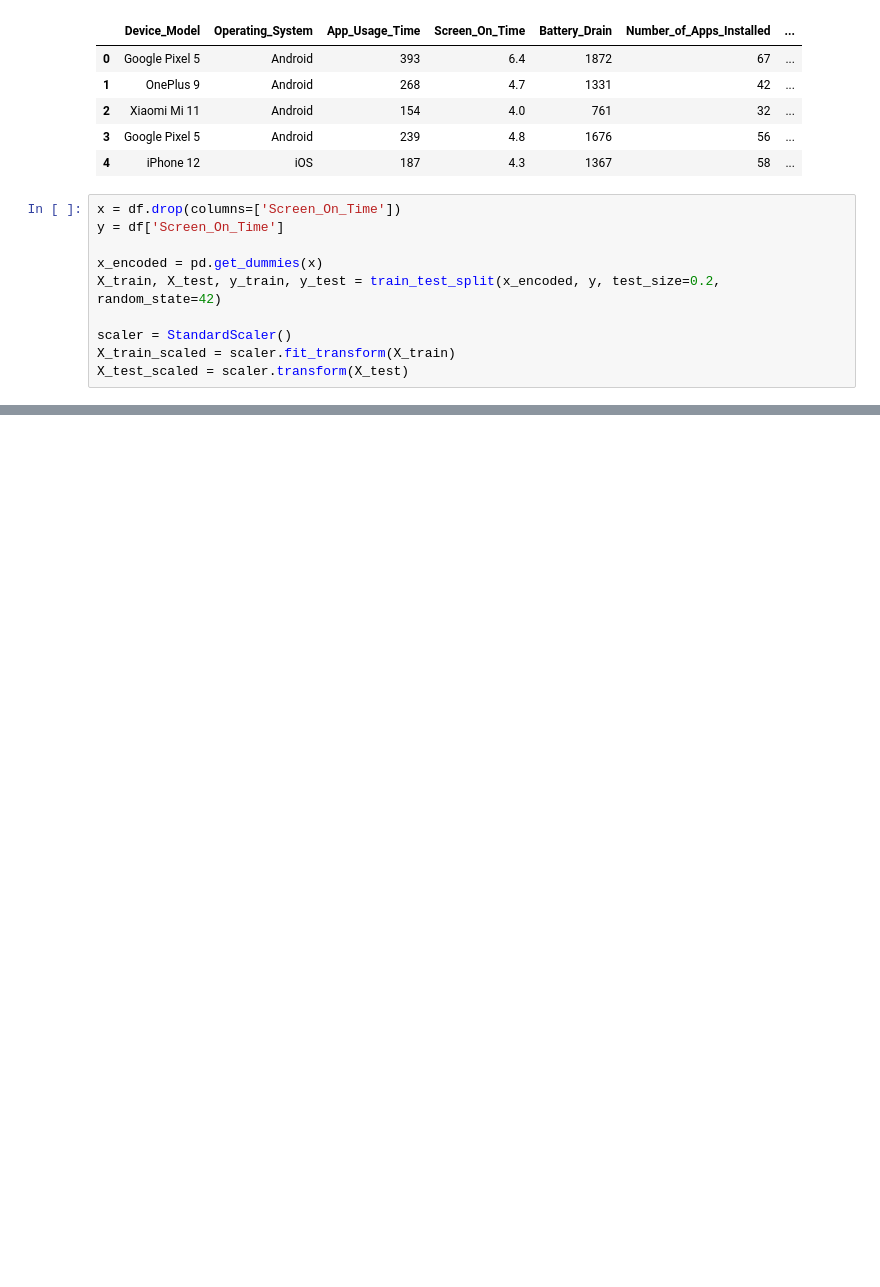
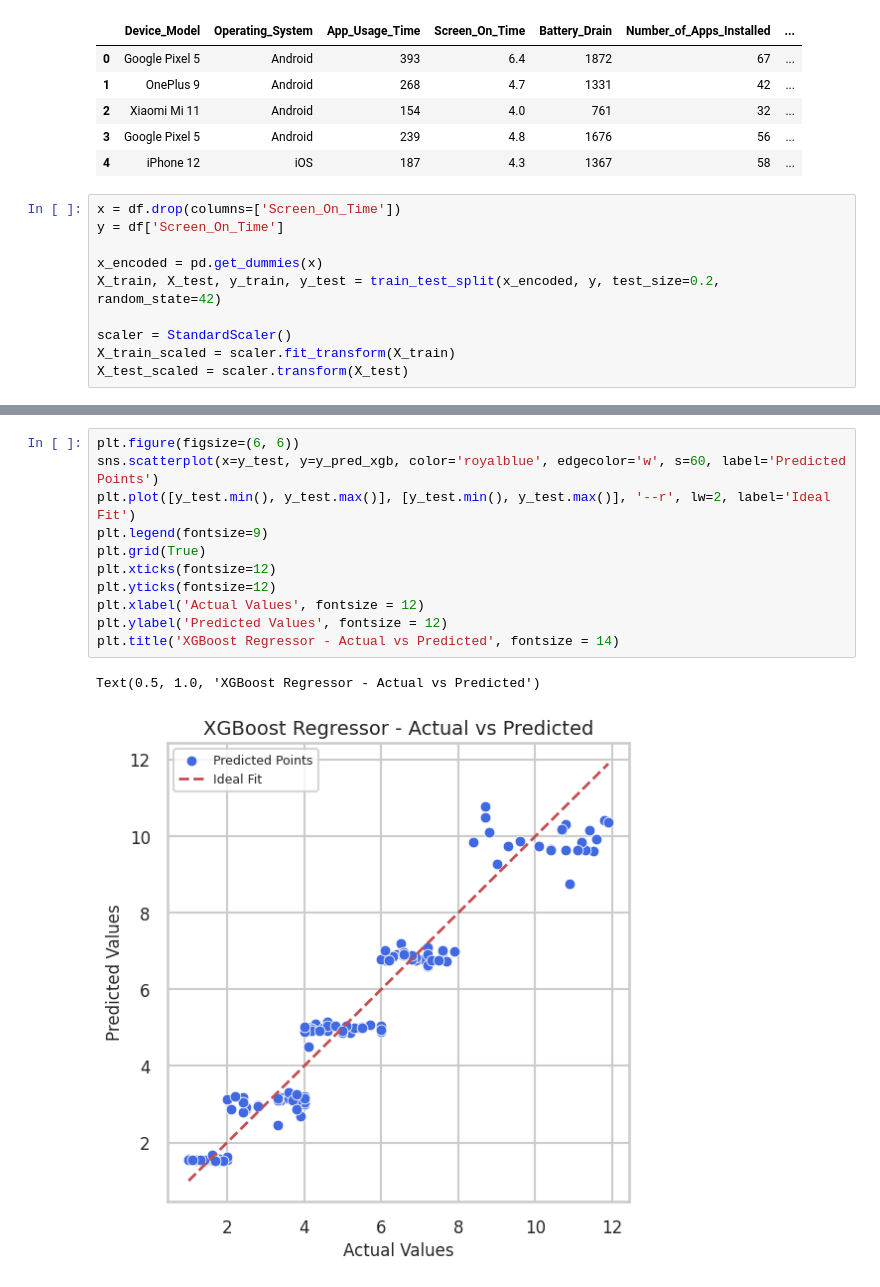
Before and after one commit to 3booooood/Data-science_project, a Jupyter notebook: regression/Notebooks/RandomForestRegressor&XGBRegressor.ipynb, the cells around one changed output, grey strips where cells are left out. Saved outputs shown, nothing was run; the diff lists cells and outputs as text; blank space fills up the shorter version.

```diff
--- a/regression/Notebooks/RandomForestRegressor&XGBRegressor.ipynb
+++ b/regression/Notebooks/RandomForestRegressor&XGBRegressor.ipynb
@@ -67,0 +103,14 @@ XGBoost Regressor Performance:
+# %%
+plt.figure(figsize=(6, 6))
+sns.scatterplot(x=y_test, y=y_pred_xgb, color='royalblue', edgecolor='w', s=60, label='Predicted Points')
+plt.plot([y_test.min(), y_test.max()], [y_test.min(), y_test.max()], '--r', lw=2, label='Ideal Fit')
+plt.legend(fontsize=9)
+plt.grid(True)
+plt.xticks(fontsize=12)
+plt.yticks(fontsize=12)
+plt.xlabel('Actual Values', fontsize = 12)
+plt.ylabel('Predicted Values', fontsize = 12)
+plt.title('XGBoost Regressor - Actual vs Predicted', fontsize = 14)
+# %% [output]
+Text(0.5, 1.0, 'XGBoost Regressor - Actual vs Predicted')
+[figure, added]
```
Also changed, not shown: parts of 5 cells of this notebook.
